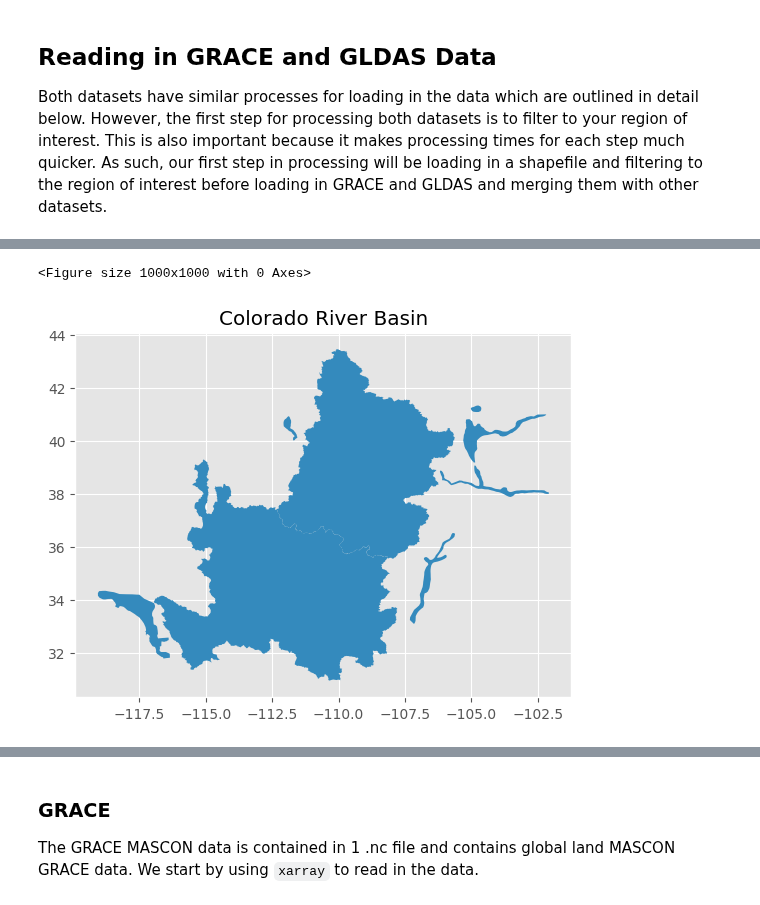
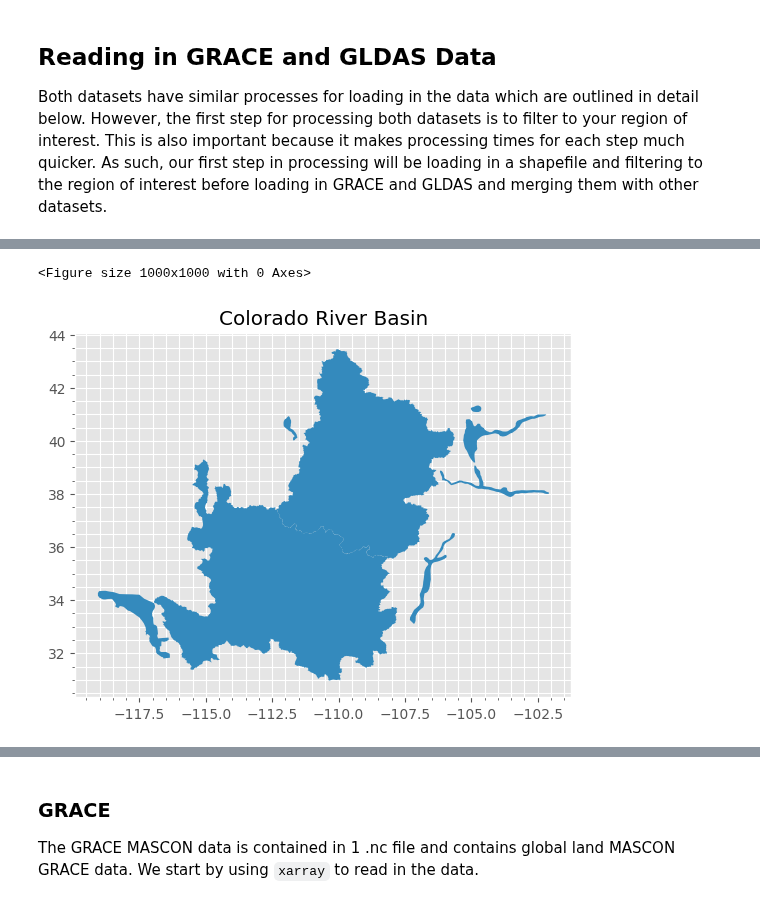
Before and after one commit to uwescience/DSSG2023-Groundwater, a Jupyter notebook: notebooks-and-markdowns/04-Organizing and Processing Data.ipynb, the cells around one changed output, grey strips where cells are left out. Saved outputs shown, nothing was run; the diff lists cells and outputs as text; code cells hidden in the pictures.

```diff
--- a/notebooks-and-markdowns/04-Organizing and Processing Data.ipynb
+++ b/notebooks-and-markdowns/04-Organizing and Processing Data.ipynb
@@ -30,18 +30,20 @@ To work with shapefiles, we will use the `geopandas` package, a spatial analysis
 # %%
 import geopandas as gpd
 import matplotlib.pyplot as plt
 
 shpfl = gpd.read_file("/home/kmk58/remoteData/shapefiles/Colorado_River_Basin_Hydrological_Boundaries_with_Areas_served_by_Colorado_River.shp")
 
 # plot of entire Colorado River Basin
 plt.style.use('ggplot')
 plt.figure(figsize=[10,10])
 shpfl.plot()
 plt.title("Colorado River Basin")
+plt.grid(which="minor")
+plt.minorticks_on()
 plt.show()
 # %% [output]
 <Figure size 1000x1000 with 0 Axes>
-[figure, old version]
+[figure, new version]
 # %% [markdown]
 A simple way to start narrowing down to the area within the Colorado River Basin is to construct a rectangle around the region and only read in and process rows within that rectangle:
 
```
Also changed, not shown: parts of 4 cells of this notebook.
